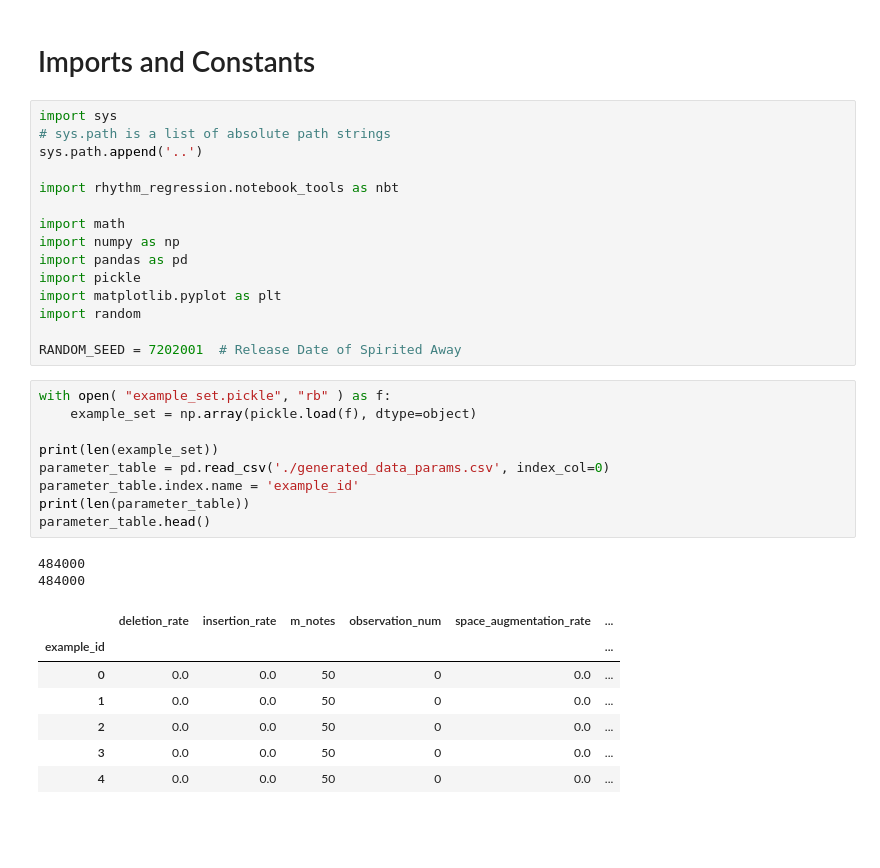
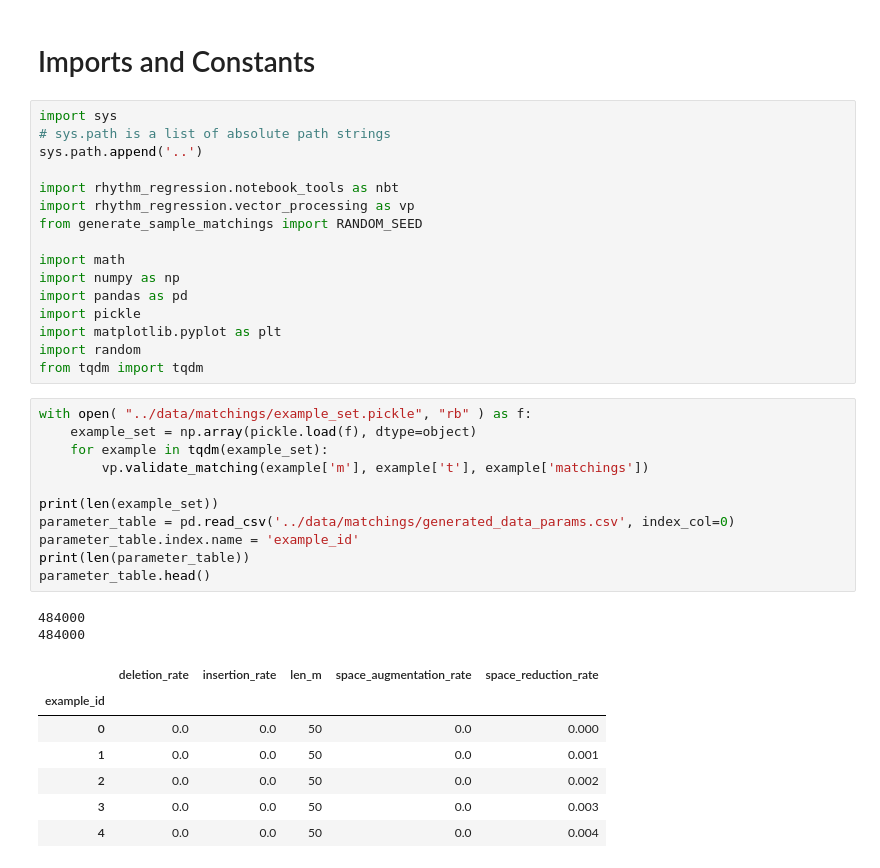
Before and after one commit to prestondunton/rhythm_regression, a Jupyter notebook: vector_matching/GenerateMatchings.ipynb, the cells around one changed output. Cells and saved outputs as stored; diff of their text form; blank space fills up the shorter version.

```diff
--- a/vector_matching/GenerateMatchings.ipynb
+++ b/vector_matching/GenerateMatchings.ipynb
@@ -6,6 +6,8 @@ import sys
 sys.path.append('..')
 
 import rhythm_regression.notebook_tools as nbt
+import rhythm_regression.vector_processing as vp
+from generate_sample_matchings import RANDOM_SEED
 
 import math
 import numpy as np
@@ -13,27 +15,28 @@ import pandas as pd
 import pickle
 import matplotlib.pyplot as plt
 import random
-
-RANDOM_SEED = 7202001  # Release Date of Spirited Away
+from tqdm import tqdm
 # %%
-with open( "example_set.pickle", "rb" ) as f:
+with open( "../data/matchings/example_set.pickle", "rb" ) as f:
     example_set = np.array(pickle.load(f), dtype=object)
+    for example in tqdm(example_set):
+        vp.validate_matching(example['m'], example['t'], example['matchings'])
 
 print(len(example_set))
-parameter_table = pd.read_csv('./generated_data_params.csv', index_col=0)
+parameter_table = pd.read_csv('../data/matchings/generated_data_params.csv', index_col=0)
 parameter_table.index.name = 'example_id'
 print(len(parameter_table))
 parameter_table.head()
 # %% [output]
 484000
 484000
-|  | deletion_rate | insertion_rate | m_notes | observation_num | space_augmentation_rate | ... |
-| example_id |  |  |  |  |  | ... |
-| 0 | 0.0 | 0.0 | 50 | 0 | 0.0 | ... |
-| 1 | 0.0 | 0.0 | 50 | 0 | 0.0 | ... |
-| 2 | 0.0 | 0.0 | 50 | 0 | 0.0 | ... |
-| 3 | 0.0 | 0.0 | 50 | 0 | 0.0 | ... |
-| 4 | 0.0 | 0.0 | 50 | 0 | 0.0 | ... |
+|  | deletion_rate | insertion_rate | len_m | space_augmentation_rate | space_reduction_rate |
+| example_id |  |  |  |  |  |
+| 0 | 0.0 | 0.0 | 50 | 0.0 | 0.000 |
+| 1 | 0.0 | 0.0 | 50 | 0.0 | 0.001 |
+| 2 | 0.0 | 0.0 | 50 | 0.0 | 0.002 |
+| 3 | 0.0 | 0.0 | 50 | 0.0 | 0.003 |
+| 4 | 0.0 | 0.0 | 50 | 0.0 | 0.004 |
 # %%
 np.random.seed(RANDOM_SEED)
 shuffle_permutation = np.random.permutation(len(example_set))
```
Also changed, not shown: parts of 3 cells of this notebook, 5 other files.
